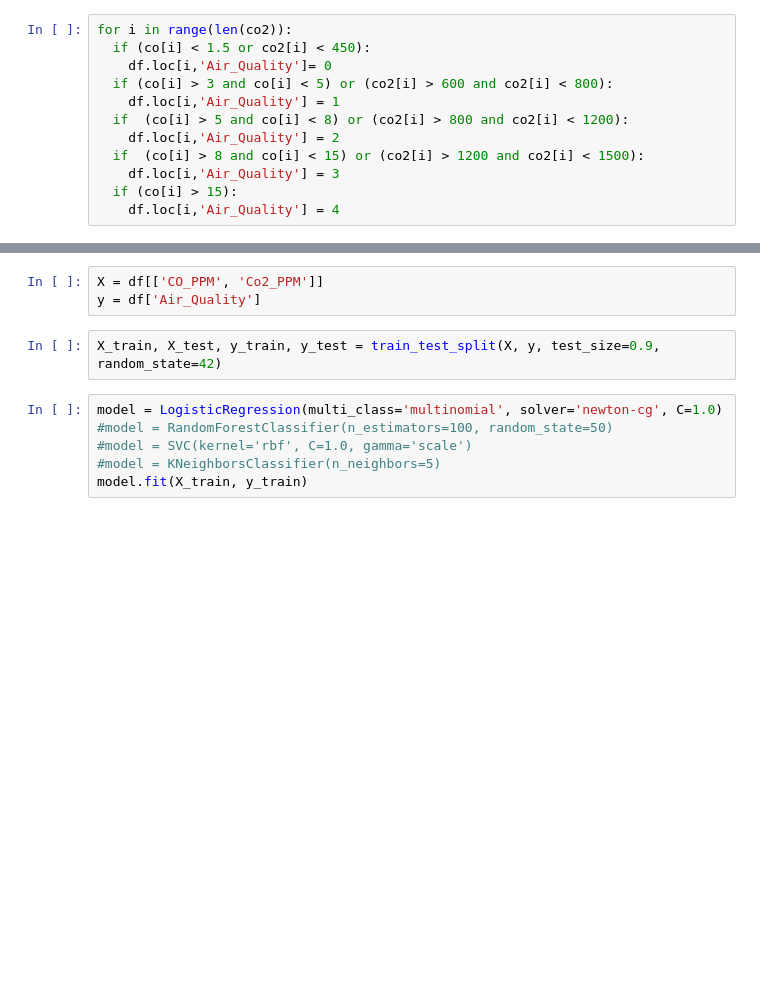
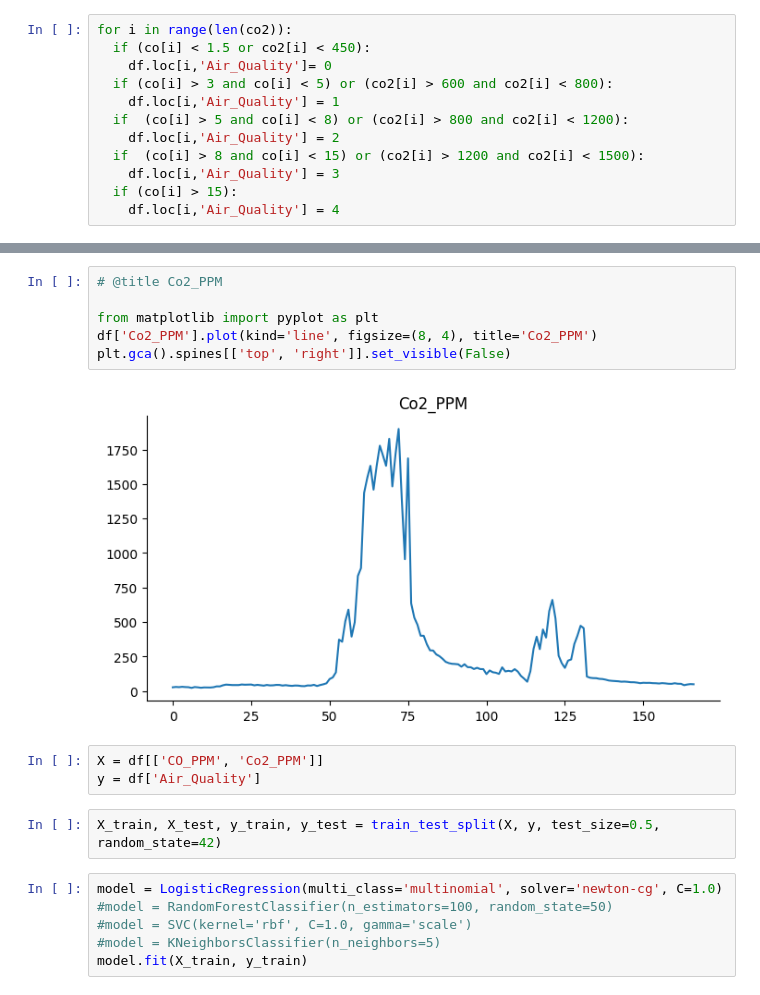
Before and after one commit to DuttAbir/Weather_monitoring, a Jupyter notebook: Air_Quality_Monitoring_TinyML/Co2_CO_TF_ML.ipynb, the cells around one changed output, grey strips where cells are left out. Saved outputs shown, nothing was run; the diff lists cells and outputs as text; blank space fills up the shorter version.

```diff
--- a/Air_Quality_Monitoring_TinyML/Co2_CO_TF_ML.ipynb
+++ b/Air_Quality_Monitoring_TinyML/Co2_CO_TF_ML.ipynb
@@ -66,8 +96,16 @@ df.head(50)
+# %%
+# @title Co2_PPM
+
+from matplotlib import pyplot as plt
+df['Co2_PPM'].plot(kind='line', figsize=(8, 4), title='Co2_PPM')
+plt.gca().spines[['top', 'right']].set_visible(False)
+# %% [output]
+[figure, added]
 # %%
 X = df[['CO_PPM', 'Co2_PPM']]
 y = df['Air_Quality']
 # %%
-X_train, X_test, y_train, y_test = train_test_split(X, y, test_size=0.9, random_state=42)
+X_train, X_test, y_train, y_test = train_test_split(X, y, test_size=0.5, random_state=42)
 # %%
 model = LogisticRegression(multi_class='multinomial', solver='newton-cg', C=1.0)
 #model = RandomForestClassifier(n_estimators=100, random_state=50)
```
Also changed, not shown: parts of 18 cells of this notebook, 8 other files.
